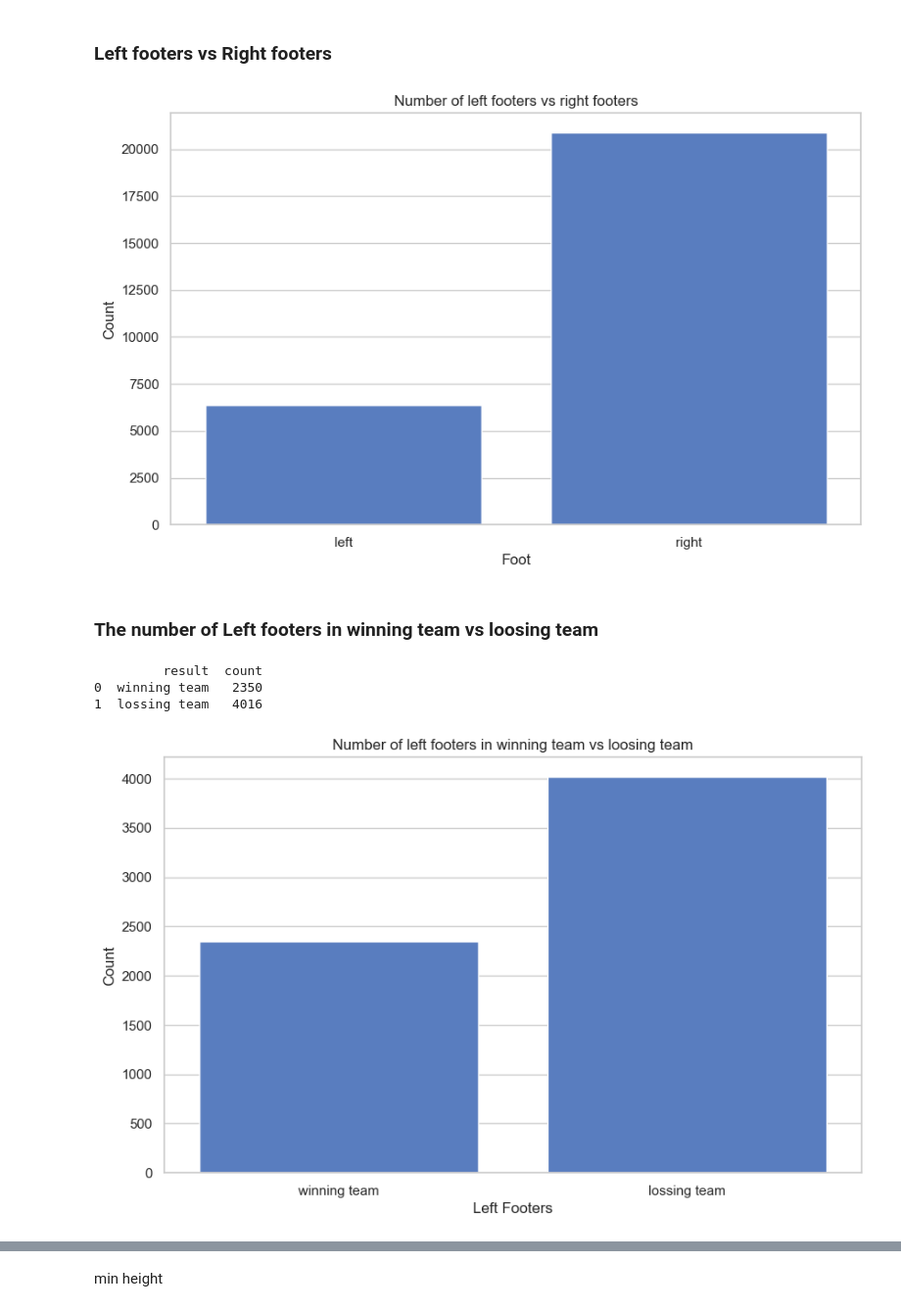
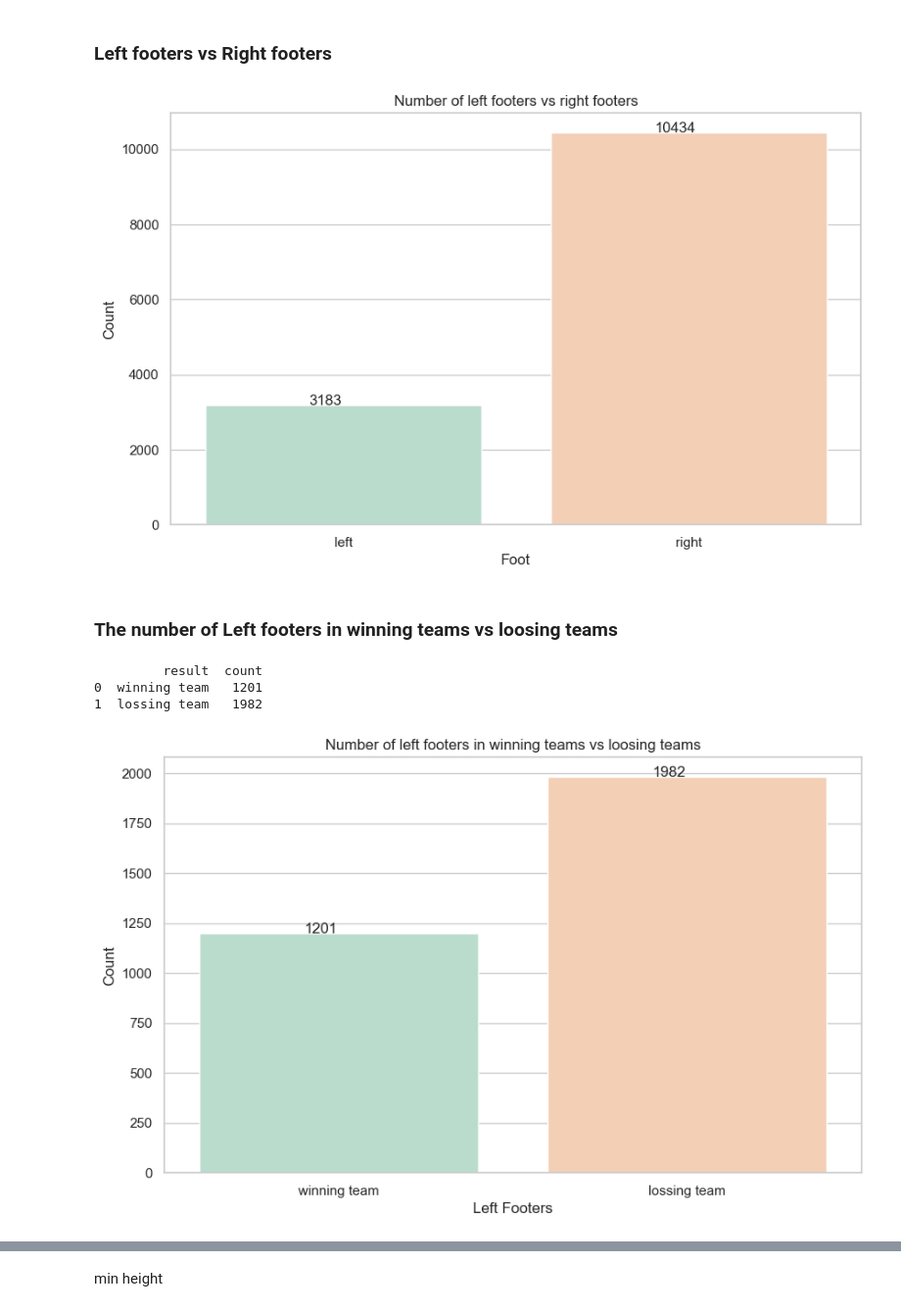
Before and after one commit to dilancroos/data_science_project, a Jupyter notebook: main.ipynb, the cells around one changed output, grey strips where cells are left out. Shown at 98% size. Drawn from its saved outputs; the diff is of its cells as text; code cells hidden in the pictures.

```diff
--- a/main.ipynb
+++ b/main.ipynb
@@ -406,7 +416,7 @@ Index(['status', 'roundId', 'gameweek', 'seasonId', 'dateutc', 'winner',
       dtype='object')
 # %%
-match_team_ply_s_dply_df.drop(['area.id', 'assists'], axis=1, inplace=True)
-match_team_ply_s_dply_df.dtypes
+match_team_ply_dply_df.drop(['area.id', 'assists'], axis=1, inplace=True)
+match_team_ply_dply_df.dtypes
 # %% [output]
 status                    object
 roundId                    int64
@@ -459,7 +469,7 @@ Index(['status', 'roundId', 'gameweek', 'seasonId', 'dateutc', 'winner',
        'currentNationalTeamId', 'birthArea.name'],
       dtype='object')
 # %%
-m_t_p_dp_changed = match_team_ply_s_dply_df.drop(['status', 'roundId', 'seasonId', 'dateutc', 'venue', 'matchId', 'label', 'competitionId', 'coachId', 'teamId_x', 'officialName', 'playerId', 'firstName', 'lastName', 'teamId_y', 'role', 'birthDate', 'currentNationalTeamId', 'birthArea.name'], axis=1)
+m_t_p_dp_changed = match_team_ply_dply_df.drop(['status','winner', 'roundId', 'seasonId', 'dateutc', 'venue', 'matchId', 'label', 'competitionId', 'coachId', 'teamId', 'officialName', 'playerId', 'firstName', 'lastName', 'role', 'birthDate', 'currentNationalTeamId', 'birthArea.name','teamId_PlyinData'], axis=1)
 print(m_t_p_dp_changed.columns)
 
 # Regular is 0, ExtraTime is 1, Penalties is 2
@@ -480,5 +490,7 @@ m_t_p_dp_changed['foot'] = m_t_p_dp_changed['foot'].replace('left', 0)
 m_t_p_dp_changed['foot'] = m_t_p_dp_changed['foot'].replace('right', 1)
 m_t_p_dp_changed['foot'] = m_t_p_dp_changed['foot'].replace('both', 2)
 
+print(m_t_p_dp_changed.dtypes)
+print(m_t_p_dp_changed.describe().T)
 m_t_p_dp_changed.head()
 # %% [output]
@@ -508,4 +527,5 @@ plt.show()
 # %%
-m_t_p_dp_changed.plot(kind='box', subplots=True, layout=(6,6), sharex=False, sharey=False, figsize=(20, 20))
+m_t_p_dp_changed.drop('gameweek', axis=1, inplace=True)
+m_t_p_dp_changed.plot(kind='box', subplots=True, layout=(5, 5), sharex=False, sharey=False, figsize=(20, 20))
 plt.show()
 # %% [output]
@@ -541,30 +561,34 @@ right_footers = len(m_t_p_dp_changed[m_t_p_dp_changed['foot'] == 1])
 foot_df = pd.DataFrame({'foot': ['left', 'right'], 'count': [left_footers, right_footers]})
 
 plt.figure(figsize=(10, 6))
-sns.barplot(x='foot', y='count', data=foot_df)
+sns.barplot(x='foot', y='count', data=foot_df, palette='Pastel2', hue='foot', legend=False)
+for i, v in enumerate([left_footers, right_footers]):
+    plt.text(i - 0.1, v + 0.5, str(v))
 plt.title('Number of left footers vs right footers')
 plt.xlabel('Foot')
 plt.ylabel('Count')
 plt.show()
 # %% [output]
-[figure, old version]
+[figure, new version]
 # %% [markdown]
-### The number of Left footers in winning team vs loosing team
+### The number of Left footers in winning teams vs loosing teams
 # %%
-left_footers_win = len(m_t_p_dp_changed[(m_t_p_dp_changed['foot'] == 0) & (m_t_p_dp_changed['winner'] == 1)])
-left_footers_lose = len(m_t_p_dp_changed[(m_t_p_dp_changed['foot'] == 0) & (m_t_p_dp_changed['winner'] == 0)])
+left_footers_win = len(m_t_p_dp_changed[(m_t_p_dp_changed['foot'] == 0) & (m_t_p_dp_changed['winner_bool'] == 1)])
+left_footers_lose = len(m_t_p_dp_changed[(m_t_p_dp_changed['foot'] == 0) & (m_t_p_dp_changed['winner_bool'] == 0)])
 
 foot_win_df = pd.DataFrame({'result': ['winning team', 'lossing team'], 'count': [left_footers_win, left_footers_lose]})
 print(foot_win_df)
 
 plt.figure(figsize=(10, 6))
-sns.barplot(x='result', y='count', data=foot_win_df)
-plt.title('Number of left footers in winning team vs loosing team')
+sns.barplot(x='result', y='count', data=foot_win_df, palette='Pastel2', hue='result', legend=False)
+for i, v in enumerate([left_footers_win, left_footers_lose]):
+    plt.text(i - 0.1, v + 0.5, str(v))
+plt.title('Number of left footers in winning teams vs loosing teams')
 plt.xlabel('Left Footers')
 plt.ylabel('Count')
 plt.show()
 # %% [output]
          result  count
-0  winning team   2350
-1  lossing team   4016
+0  winning team   1201
+1  lossing team   1982
-[figure, old version]
+[figure, new version]
```
Also changed, not shown: parts of 57 cells of this notebook.
